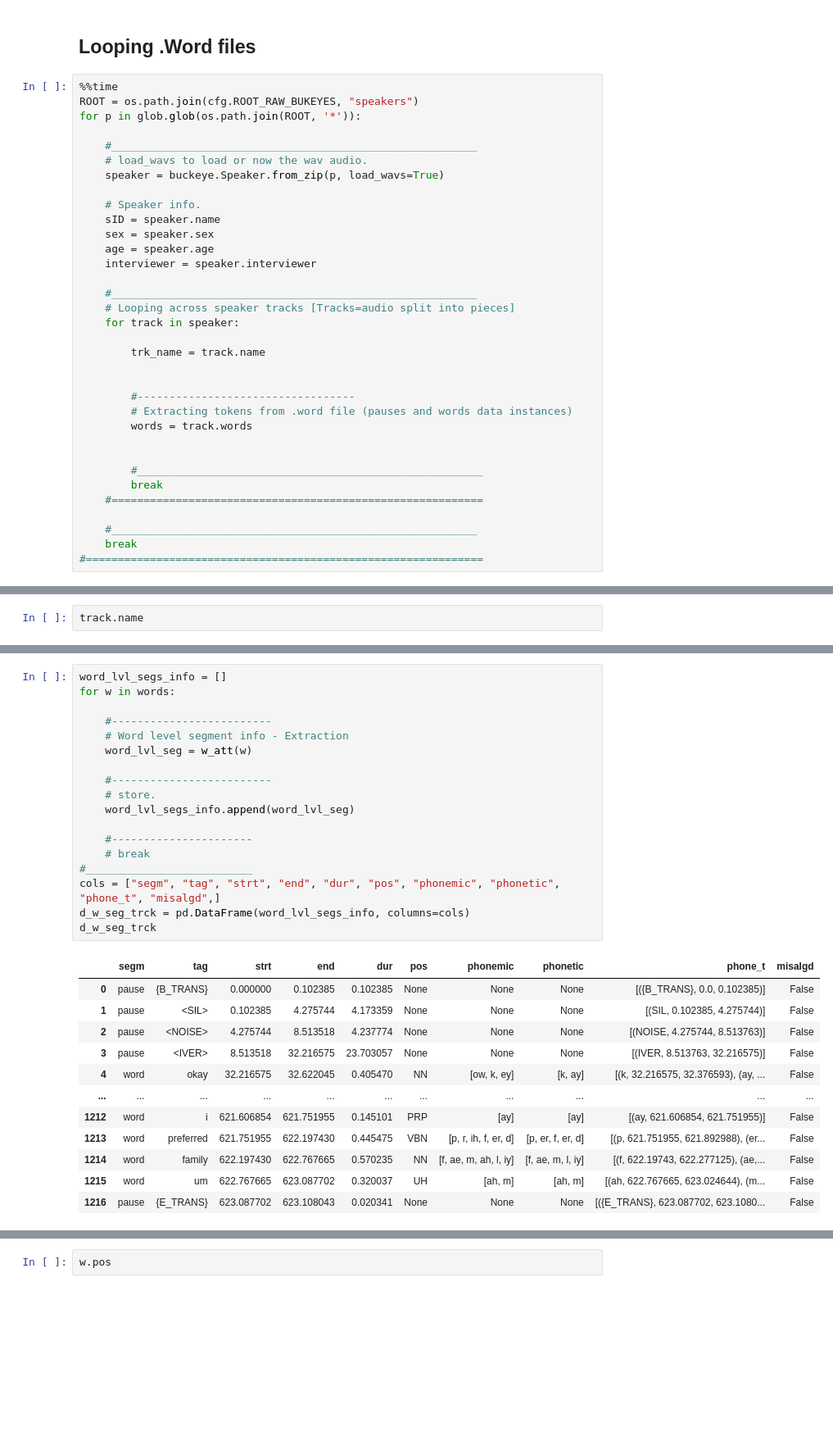
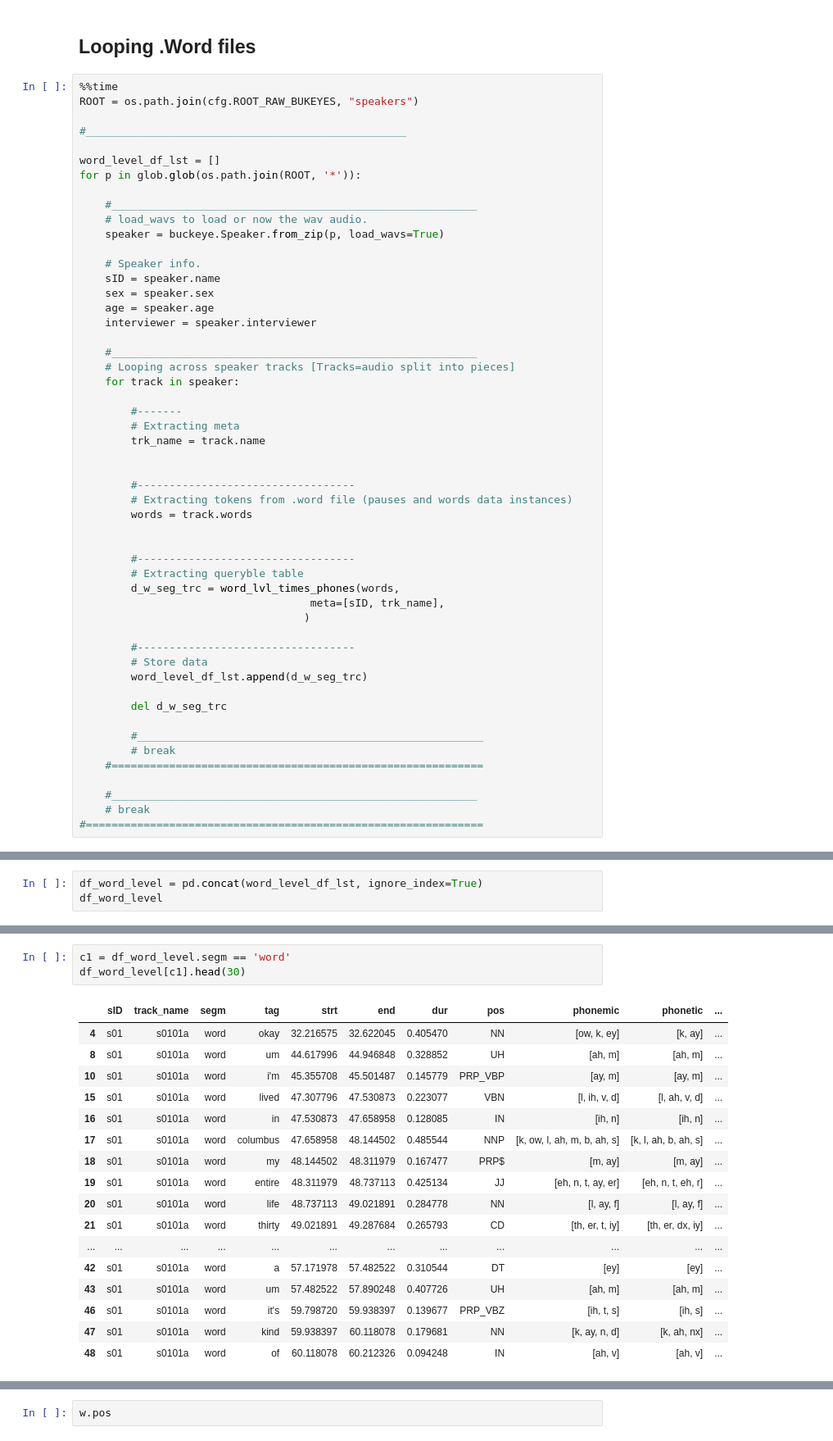
Before and after one commit to fredy-rojas/07_FR_phone, a Jupyter notebook: notebooks/01_data_expl/01_buckeyes/FR01_Buckeye_exploration.ipynb, the cells around one changed output, grey strips where cells are left out. Shown at 82% size. Drawn from its saved outputs; the diff is of its cells as text; blank space fills up the shorter version.

Commit message:
proto function for transfrom list of data instances into dataframe for queries

```diff
--- a/notebooks/01_data_expl/01_buckeyes/FR01_Buckeye_exploration.ipynb
+++ b/notebooks/01_data_expl/01_buckeyes/FR01_Buckeye_exploration.ipynb
@@ -500,6 +537,10 @@ display(Audio(data=audio[sr*25:sr*35], rate=sr))
 # %%
 %%time
 ROOT = os.path.join(cfg.ROOT_RAW_BUKEYES, "speakers")
+
+#__________________________________________________
+
+word_level_df_lst = []
 for p in glob.glob(os.path.join(ROOT, '*')):
 
     #_________________________________________________________
@@ -516,6 +557,8 @@ for p in glob.glob(os.path.join(ROOT, '*')):
     # Looping across speaker tracks [Tracks=audio split into pieces]
     for track in speaker:
 
+        #-------
+        # Extracting meta
         trk_name = track.name
 
 
@@ -524,11 +567,23 @@ for p in glob.glob(os.path.join(ROOT, '*')):
         words = track.words
 
 
+        #----------------------------------
+        # Extracting queryble table
+        d_w_seg_trc = word_lvl_times_phones(words,
+                                    meta=[sID, trk_name],
+                                   )
+
+        #----------------------------------
+        # Store data
+        word_level_df_lst.append(d_w_seg_trc)
+
+        del d_w_seg_trc
+
         #______________________________________________________
-        break
+        # break
     #==========================================================
 
     #_________________________________________________________
-    break
+    # break
 #==============================================================
 # %% [output]
@@ -537,3 +592,4 @@ Wall time: 3.73 s
 # %%
-track.name
+df_word_level = pd.concat(word_level_df_lst, ignore_index=True)
+df_word_level
 # %% [output]
@@ -541,31 +609,21 @@ track.name
 # %%
-word_lvl_segs_info = []
-for w in words:
-
-    #-------------------------
-    # Word level segment info - Extraction
-    word_lvl_seg = w_att(w)
-
-    #-------------------------
-    # store.
-    word_lvl_segs_info.append(word_lvl_seg)
-
-    #----------------------
-    # break
-#__________________________
-cols = ["segm", "tag", "strt", "end", "dur", "pos", "phonemic", "phonetic", "phone_t", "misalgd",]
-d_w_seg_trck = pd.DataFrame(word_lvl_segs_info, columns=cols)
-d_w_seg_trck
+c1 = df_word_level.segm == 'word'
+df_word_level[c1].head(30)
 # %% [output]
-|  | segm | tag | strt | end | dur | pos | phonemic | phonetic | phone_t | misalgd |
-| 0 | pause | {B_TRANS} | 0.000000 | 0.102385 | 0.102385 | None | None | None | [({B_TRANS}, 0.0, 0.102385)] | False |
-| 1 | pause | <SIL> | 0.102385 | 4.275744 | 4.173359 | None | None | None | [(SIL, 0.102385, 4.275744)] | False |
-| 2 | pause | <NOISE> | 4.275744 | 8.513518 | 4.237774 | None | None | None | [(NOISE, 4.275744, 8.513763)] | False |
-| 3 | pause | <IVER> | 8.513518 | 32.216575 | 23.703057 | None | None | None | [(IVER, 8.513763, 32.216575)] | False |
-| 4 | word | okay | 32.216575 | 32.622045 | 0.405470 | NN | [ow, k, ey] | [k, ay] | [(k, 32.216575, 32.376593), (ay, ... | False |
-| ... | ... | ... | ... | ... | ... | ... | ... | ... | ... | ... |
-| 1212 | word | i | 621.606854 | 621.751955 | 0.145101 | PRP | [ay] | [ay] | [(ay, 621.606854, 621.751955)] | False |
-| 1213 | word | preferred | 621.751955 | 622.197430 | 0.445475 | VBN | [p, r, ih, f, er, d] | [p, er, f, er, d] | [(p, 621.751955, 621.892988), (er... | False |
-| 1214 | word | family | 622.197430 | 622.767665 | 0.570235 | NN | [f, ae, m, ah, l, iy] | [f, ae, m, l, iy] | [(f, 622.19743, 622.277125), (ae,... | False |
-| 1215 | word | um | 622.767665 | 623.087702 | 0.320037 | UH | [ah, m] | [ah, m] | [(ah, 622.767665, 623.024644), (m... | False |
-| 1216 | pause | {E_TRANS} | 623.087702 | 623.108043 | 0.020341 | None | None | None | [({E_TRANS}, 623.087702, 623.1080... | False |
+|  | sID | track_name | segm | tag | strt | end | dur | pos | phonemic | phonetic | ... |
+| 4 | s01 | s0101a | word | okay | 32.216575 | 32.622045 | 0.405470 | NN | [ow, k, ey] | [k, ay] | ... |
+| 8 | s01 | s0101a | word | um | 44.617996 | 44.946848 | 0.328852 | UH | [ah, m] | [ah, m] | ... |
+| 10 | s01 | s0101a | word | i'm | 45.355708 | 45.501487 | 0.145779 | PRP_VBP | [ay, m] | [ay, m] | ... |
+| 15 | s01 | s0101a | word | lived | 47.307796 | 47.530873 | 0.223077 | VBN | [l, ih, v, d] | [l, ah, v, d] | ... |
+| 16 | s01 | s0101a | word | in | 47.530873 | 47.658958 | 0.128085 | IN | [ih, n] | [ih, n] | ... |
+| 17 | s01 | s0101a | word | columbus | 47.658958 | 48.144502 | 0.485544 | NNP | [k, ow, l, ah, m, b, ah, s] | [k, l, ah, b, ah, s] | ... |
+| 18 | s01 | s0101a | word | my | 48.144502 | 48.311979 | 0.167477 | PRP$ | [m, ay] | [m, ay] | ... |
+| 19 | s01 | s0101a | word | entire | 48.311979 | 48.737113 | 0.425134 | JJ | [eh, n, t, ay, er] | [eh, n, t, eh, r] | ... |
+| 20 | s01 | s0101a | word | life | 48.737113 | 49.021891 | 0.284778 | NN | [l, ay, f] | [l, ay, f] | ... |
+| 21 | s01 | s0101a | word | thirty | 49.021891 | 49.287684 | 0.265793 | CD | [th, er, t, iy] | [th, er, dx, iy] | ... |
+| ... | ... | ... | ... | ... | ... | ... | ... | ... | ... | ... | ... |
+| 42 | s01 | s0101a | word | a | 57.171978 | 57.482522 | 0.310544 | DT | [ey] | [ey] | ... |
+| 43 | s01 | s0101a | word | um | 57.482522 | 57.890248 | 0.407726 | UH | [ah, m] | [ah, m] | ... |
+| 46 | s01 | s0101a | word | it's | 59.798720 | 59.938397 | 0.139677 | PRP_VBZ | [ih, t, s] | [ih, s] | ... |
+| 47 | s01 | s0101a | word | kind | 59.938397 | 60.118078 | 0.179681 | NN | [k, ay, n, d] | [k, ah, nx] | ... |
+| 48 | s01 | s0101a | word | of | 60.118078 | 60.212326 | 0.094248 | IN | [ah, v] | [ah, v] | ... |
```
Also changed, not shown: parts of 10 cells of this notebook.
